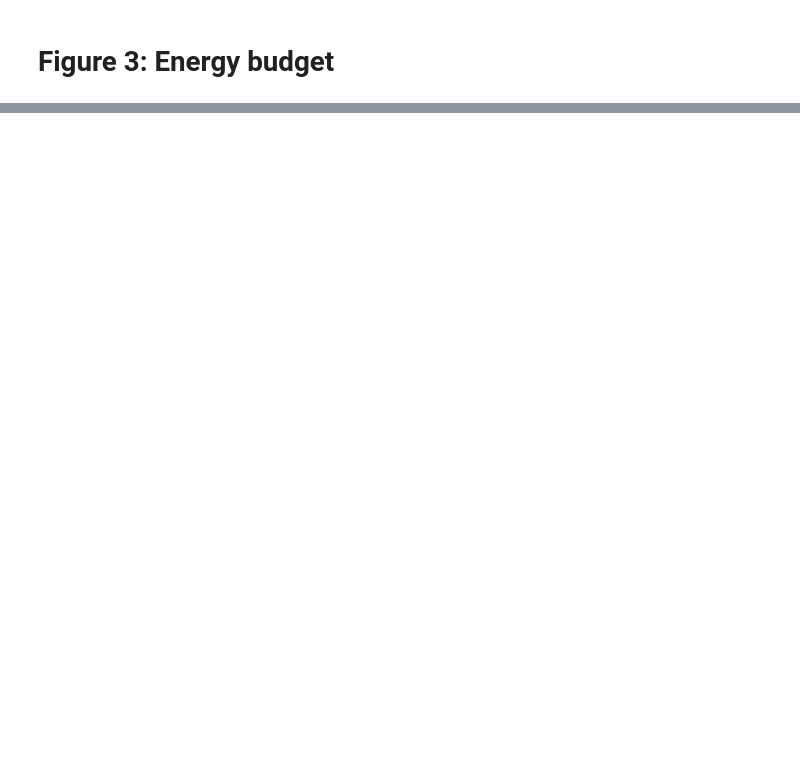
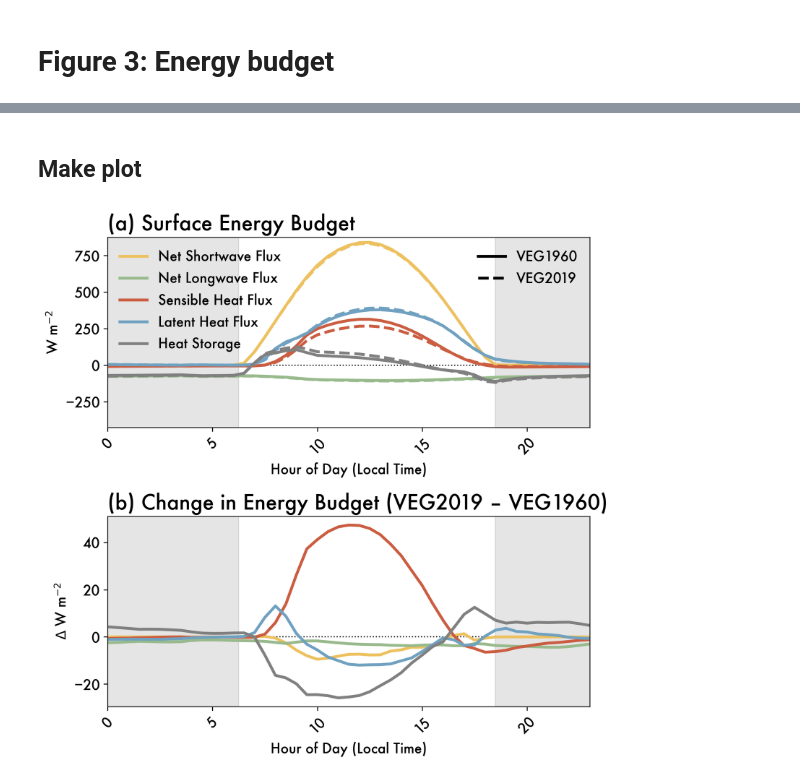
Before and after one commit to grleung/borneolcc, a Jupyter notebook: paper_figures.ipynb, the cells around one changed output, grey strips where cells are left out. Saved outputs shown, nothing was run; the diff lists cells and outputs as text; code cells hidden in the pictures; blank space fills up the shorter version.

```diff
--- a/paper_figures.ipynb
+++ b/paper_figures.ipynb
@@ -500,0 +510,77 @@ plt.show()
+# %%
+# read in processed SEB
+past = xr.open_dataset(f"{anaPath}/processed/seb/diurn_land_lc1960.h5")
+pres = xr.open_dataset(f"{anaPath}/processed/seb/diurn_land_lc2019.h5")
+# %% [markdown]
+## Make plot
+# %%
+fig, axes = plt.subplots(2, 1, figsize=(7, 7))
+
+# iterate over terms in energy budget
+for var, col, lab in zip(
+    ["swnet", "lwnet", "shf", "lhf", "g"],
+    ["#edc15f", "#98ba8c", "#CB5D41", "#70A1C0", "gray"],
+    [
+        "Net Shortwave Flux",
+        "Net Longwave Flux",
+        "Sensible Heat Flux",
+        "Latent Heat Flux",
+        "Heat Storage",
+    ],
+):
+    # iterate over simulations
+    for run, ls in zip([past, pres], ["-", "--"]):
+        # these terms are negative in SEB (i.e., terms which transfer heat FROM surface TO atmosphere/canopy)
+        if var in ["shf", "lhf", "g"]:
+            plot = -run[var]
+        else:
+            plot = run[var]
+
+        # so labels aren't doubled
+        if ls == "--":
+            lab = None
+
+        # actual plot
+        axes[0].plot(
+            run.time,
+            plot,
+            color=col,
+            ls=ls,
+            label=lab,
+        )
+
+    # plot differences
+    axes[1].plot(run.time, pres[var] - past[var], color=col)
+
+# labels for clarity
+for ax in axes:
+    add_diurnal_annotation(ax)
+
+axes[0].set_ylim(-425, 875)
+
+axes[0].set_ylabel("W m$^{-2}$")
+axes[1].set_ylabel("$\Delta$ W m$^{-2}$")
+
+axes[0].set_title("(a) Surface Energy Budget")
+axes[1].set_title("(b) Change in Energy Budget (VEG2019 – VEG1960)")
+
+l = axes[0].legend(loc="upper left")
+axes[0].add_artist(l)
+axes[0].legend(
+    handles=[
+        mlines.Line2D([], [], color="black", ls="-"),
+        mlines.Line2D([], [], color="black", ls="--"),
+    ],
+    labels=["VEG1960", "VEG2019"],
+    loc="upper right",
+    handlelength=2,
+)
+
+for ax in axes:
+    ax.set_xlim(0, 23)
+
+plt.savefig(f"{figPath}/fig3_seb.pdf")
+plt.show()
+plt.close("all")
+# %% [output]
+[figure, added]
```
Also changed, not shown: parts of 5 cells of this notebook.
